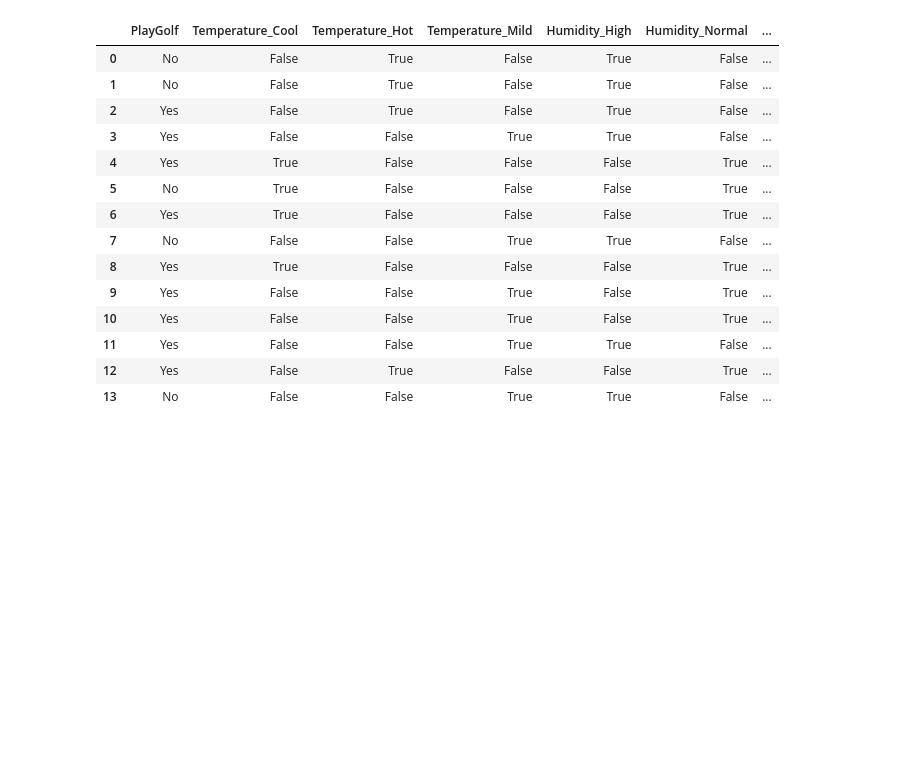
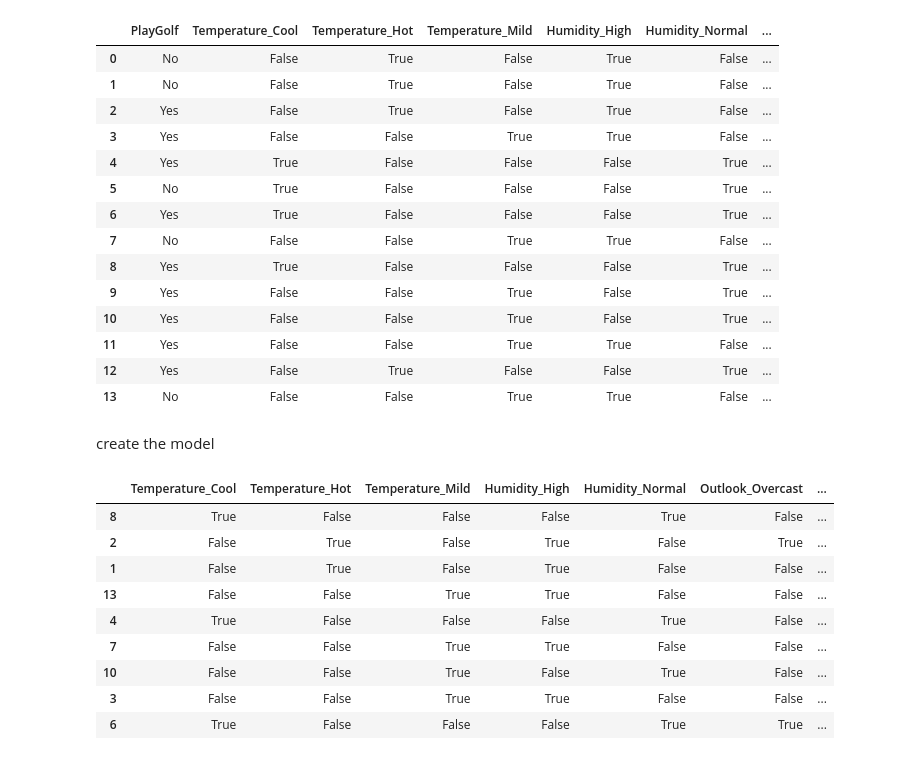
Before and after one commit to kumar-kiran-24/Builiding-decision-tree, a Jupyter notebook: src/main.ipynb, the cells around one changed output. Saved outputs shown, nothing was run; the diff lists cells and outputs as text; code cells hidden in the pictures; blank space fills up the shorter version.

```diff
--- a/src/main.ipynb
+++ b/src/main.ipynb
@@ -57,3 +61,22 @@ df_getdummy
 | 11 | Yes | False | False | True | True | False | ... |
 | 12 | Yes | False | True | False | False | True | ... |
 | 13 | No | False | False | True | True | False | ... |
+# %% [markdown]
+create the model
+# %%
+#separte the features and depdentend data
+x=df_getdummy.drop("PlayGolf",axis=1)
+y=df_getdummy["PlayGolf"]
+x_test,x_train,y_test,y_train=train_test_split(x,y,test_size=0.3,random_state=42)
+x_test
+# %% [output]
+|  | Temperature_Cool | Temperature_Hot | Temperature_Mild | Humidity_High | Humidity_Normal | Outlook_Overcast | ... |
+| 8 | True | False | False | False | True | False | ... |
+| 2 | False | True | False | True | False | True | ... |
+| 1 | False | True | False | True | False | False | ... |
+| 13 | False | False | True | True | False | False | ... |
+| 4 | True | False | False | False | True | False | ... |
+| 7 | False | False | True | True | False | False | ... |
+| 10 | False | False | True | False | True | False | ... |
+| 3 | False | False | True | True | False | False | ... |
+| 6 | True | False | False | False | True | True | ... |
```
Also changed, not shown: parts of 4 cells of this notebook, 1 other file.
